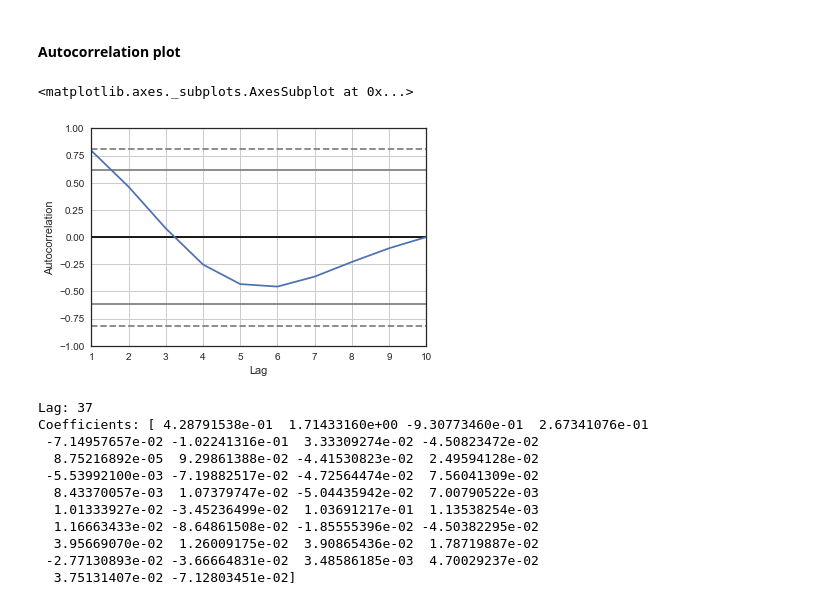
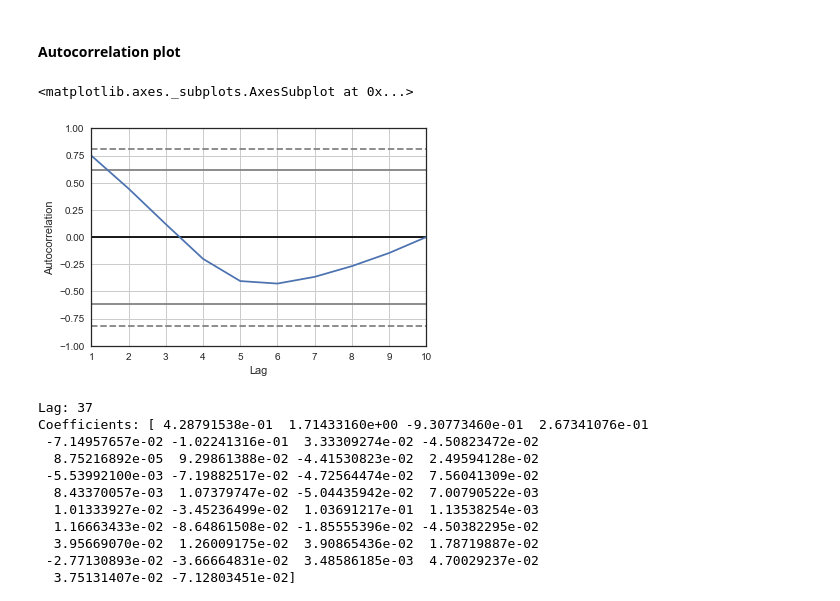
Before and after one commit to enreina/cs4035-lab, a Jupyter notebook: lab2/anomaly_detection.ipynb, the cells around one changed output. Drawn from its saved outputs; the diff is of its cells as text; code cells hidden in the pictures.

```diff
--- a/lab2/anomaly_detection.ipynb
+++ b/lab2/anomaly_detection.ipynb
@@ -100,10 +102,10 @@ sns.heatmap(corr, cmap=cmap, vmax=0.3,
 # %% [markdown]
 #### Autocorrelation plot
 # %%
-autocorrelation_plot(data['L_T1'][:10])
+autocorrelation_plot(data['L_T2'][:10])
 # %% [output]
 <matplotlib.axes._subplots.AxesSubplot at 0x...>
-[figure, old version]
+[figure, new version]
 # %%
 # split dataset
 series = data['L_T2']
```
Also changed, not shown: parts of 19 cells of this notebook.
